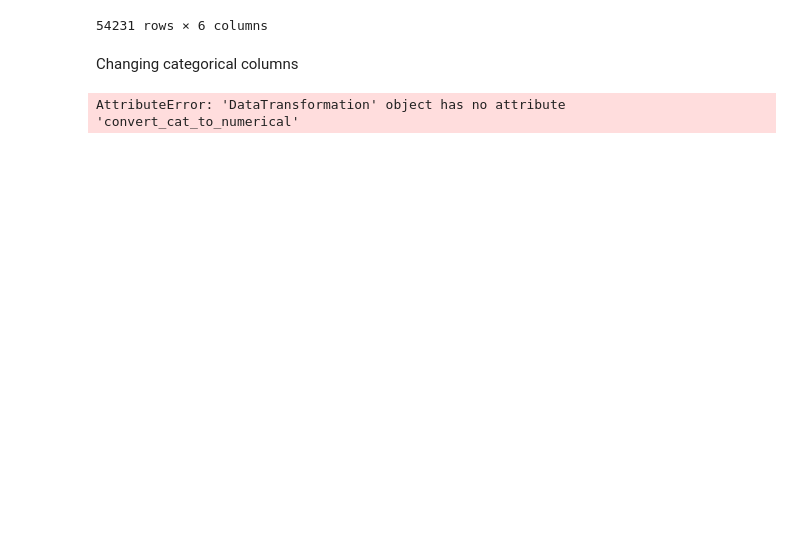
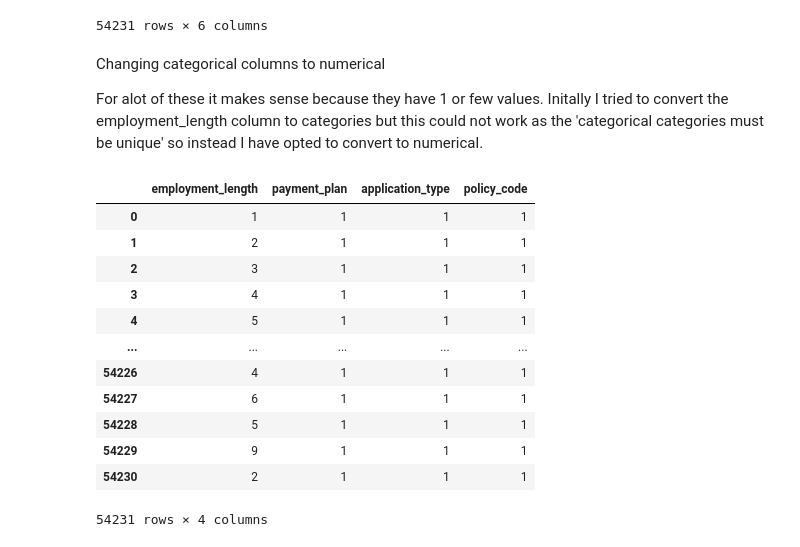
Before and after one commit to hameed0380/EDA-Customer-Loans, a Jupyter notebook: main.ipynb, the cells around one changed output. Saved outputs shown, nothing was run; the diff lists cells and outputs as text; code cells hidden in the pictures; blank space fills up the shorter version.

```diff
--- a/main.ipynb
+++ b/main.ipynb
@@ -153,17 +155,35 @@ converted_categories
 | 54229 | A | A2 | RENT | Not Verified | Fully Paid | house |
 | 54230 | C | C5 | MORTGAGE | Not Verified | Does not meet the credit policy. ... | other |
 54231 rows × 6 columns
-# %% [markdown]
-Changing categorical columns
+# %% [markdown]
+Changing categorical columns to numerical
+
+For alot of these it makes sense because they have 1 or few values.
+Initally I tried to convert the employment_length column to categories but this could not work as the 'categorical categories must be unique' so instead I have opted to convert to numerical.
 # %%
 cat_to_numerical_list = [
     "employment_length",
     "payment_plan",
     "application_type",
     "policy_code"
 ]
 
 for cat in cat_to_numerical_list:
     transformer.convert_cat_to_numerical(cat)
+
+changed_to_numerical = df[["employment_length", "payment_plan", "application_type", "policy_code"]]
+changed_to_numerical
 # %% [output]
+|  | employment_length | payment_plan | application_type | policy_code |
+| 0 | 1 | 1 | 1 | 1 |
+| 1 | 2 | 1 | 1 | 1 |
+| 2 | 3 | 1 | 1 | 1 |
+| 3 | 4 | 1 | 1 | 1 |
+| 4 | 5 | 1 | 1 | 1 |
+| ... | ... | ... | ... | ... |
+| 54226 | 4 | 1 | 1 | 1 |
+| 54227 | 6 | 1 | 1 | 1 |
+| 54228 | 5 | 1 | 1 | 1 |
+| 54229 | 9 | 1 | 1 | 1 |
+| 54230 | 2 | 1 | 1 | 1 |
-AttributeError: 'DataTransformation' object has no attribute 'convert_cat_to_numerical'
+54231 rows × 4 columns
```
Also changed, not shown: parts of 7 cells of this notebook, 1 other file.
